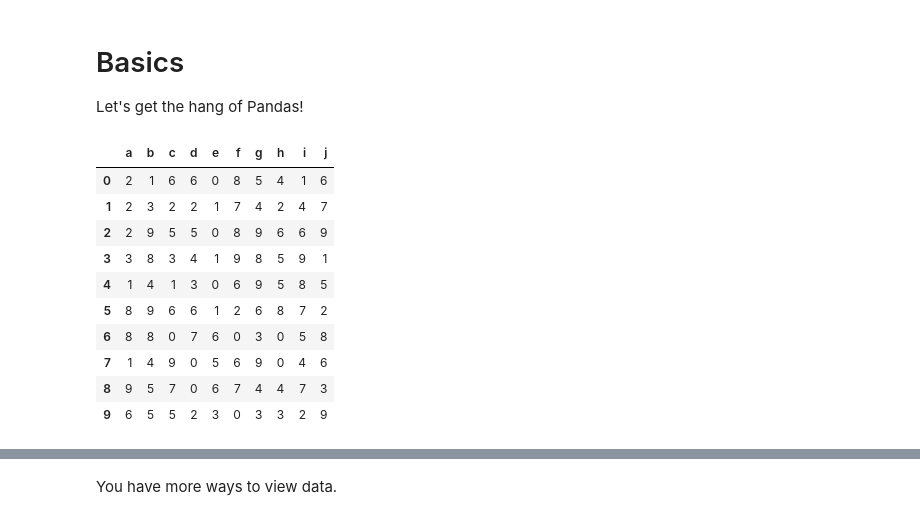
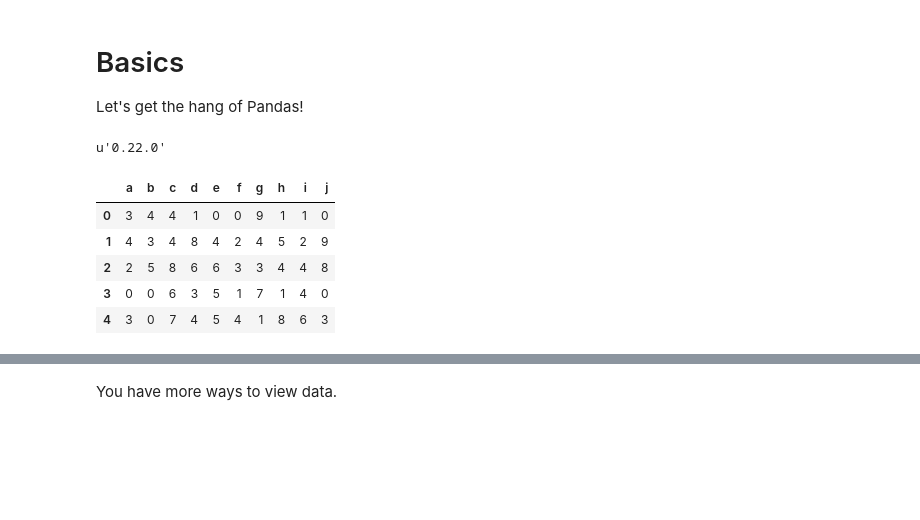
Before and after one commit to JoveSystems/learn-pandas-in-y-minutes, a Jupyter notebook: learn-pandas-in-y-minutes.ipynb, the cells around one changed output, grey strips where cells are left out. Cells and saved outputs as stored; diff of their text form; code cells hidden in the pictures; blank space fills up the shorter version.

```diff
--- a/learn-pandas-in-y-minutes.ipynb
+++ b/learn-pandas-in-y-minutes.ipynb
@@ -15,23 +15,23 @@ Let's get the hang of Pandas!
 # %%
 # import pandas
 import pandas as pd
+# %%
+# 0.22 is the latest
+pd.__version__
+# %% [output]
+u'0.22.0'
 # %%
 # Panda's dataframe object is like an SQL table; made up of rows and columns
-from random import randint
-df = pd.DataFrame([[random.randint(0,9) for i in range(10)] for i in range(10)],
-                  index=[i for i in range(10)],
+import random
+df = pd.DataFrame([[random.randint(0,9) for i in range(10)] for i in range(5)],
+                  index=[i for i in range(5)],
                   columns=list('abcdefghij'))
 
-df # => a 10*10 array/matrix/table
+df # => a 5*10 matrix/table
 # %% [output]
 |  | a | b | c | d | e | f | g | h | i | j |
-| 0 | 2 | 1 | 6 | 6 | 0 | 8 | 5 | 4 | 1 | 6 |
-| 1 | 2 | 3 | 2 | 2 | 1 | 7 | 4 | 2 | 4 | 7 |
-| 2 | 2 | 9 | 5 | 5 | 0 | 8 | 9 | 6 | 6 | 9 |
-| 3 | 3 | 8 | 3 | 4 | 1 | 9 | 8 | 5 | 9 | 1 |
-| 4 | 1 | 4 | 1 | 3 | 0 | 6 | 9 | 5 | 8 | 5 |
-| 5 | 8 | 9 | 6 | 6 | 1 | 2 | 6 | 8 | 7 | 2 |
-| 6 | 8 | 8 | 0 | 7 | 6 | 0 | 3 | 0 | 5 | 8 |
-| 7 | 1 | 4 | 9 | 0 | 5 | 6 | 9 | 0 | 4 | 6 |
-| 8 | 9 | 5 | 7 | 0 | 6 | 7 | 4 | 4 | 7 | 3 |
-| 9 | 6 | 5 | 5 | 2 | 3 | 0 | 3 | 3 | 2 | 9 |
+| 0 | 3 | 4 | 4 | 1 | 0 | 0 | 9 | 1 | 1 | 0 |
+| 1 | 4 | 3 | 4 | 8 | 4 | 2 | 4 | 5 | 2 | 9 |
+| 2 | 2 | 5 | 8 | 6 | 6 | 3 | 3 | 4 | 4 | 8 |
+| 3 | 0 | 0 | 6 | 3 | 5 | 1 | 7 | 1 | 4 | 0 |
+| 4 | 3 | 0 | 7 | 4 | 5 | 4 | 1 | 8 | 6 | 3 |
```
Also changed, not shown: parts of 25 cells of this notebook.
